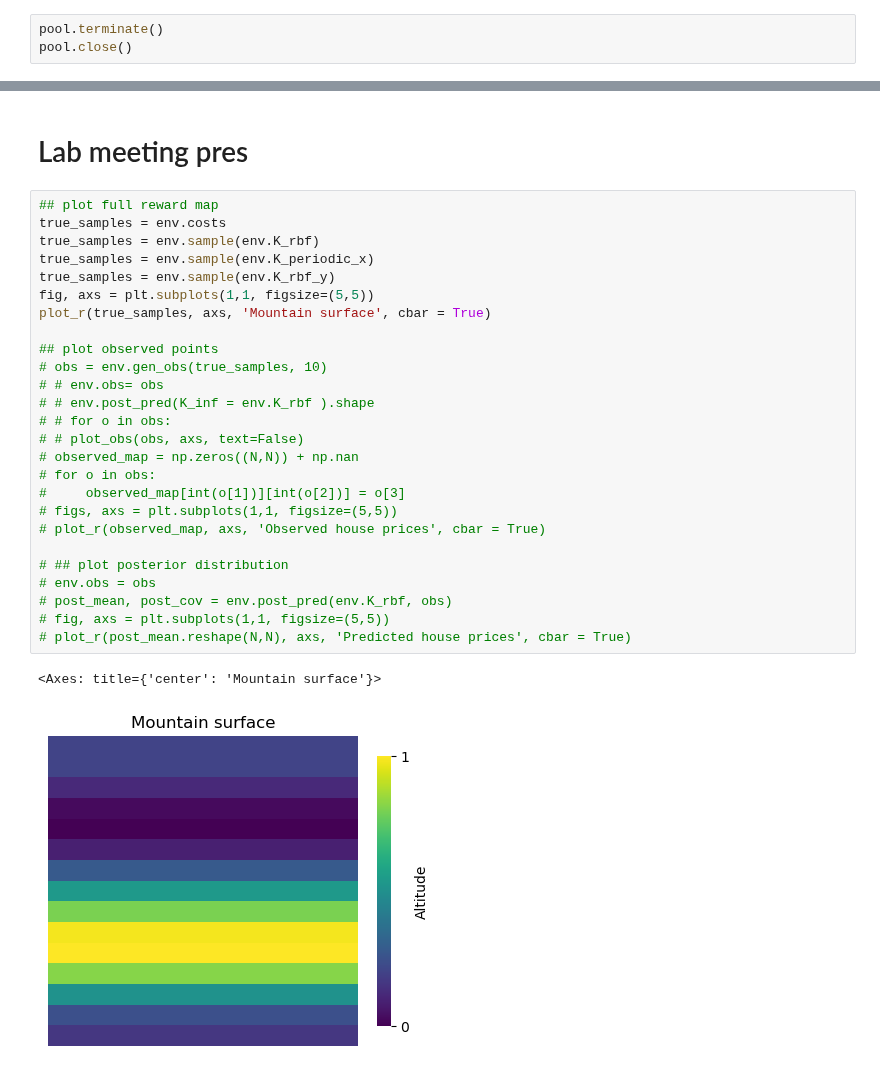
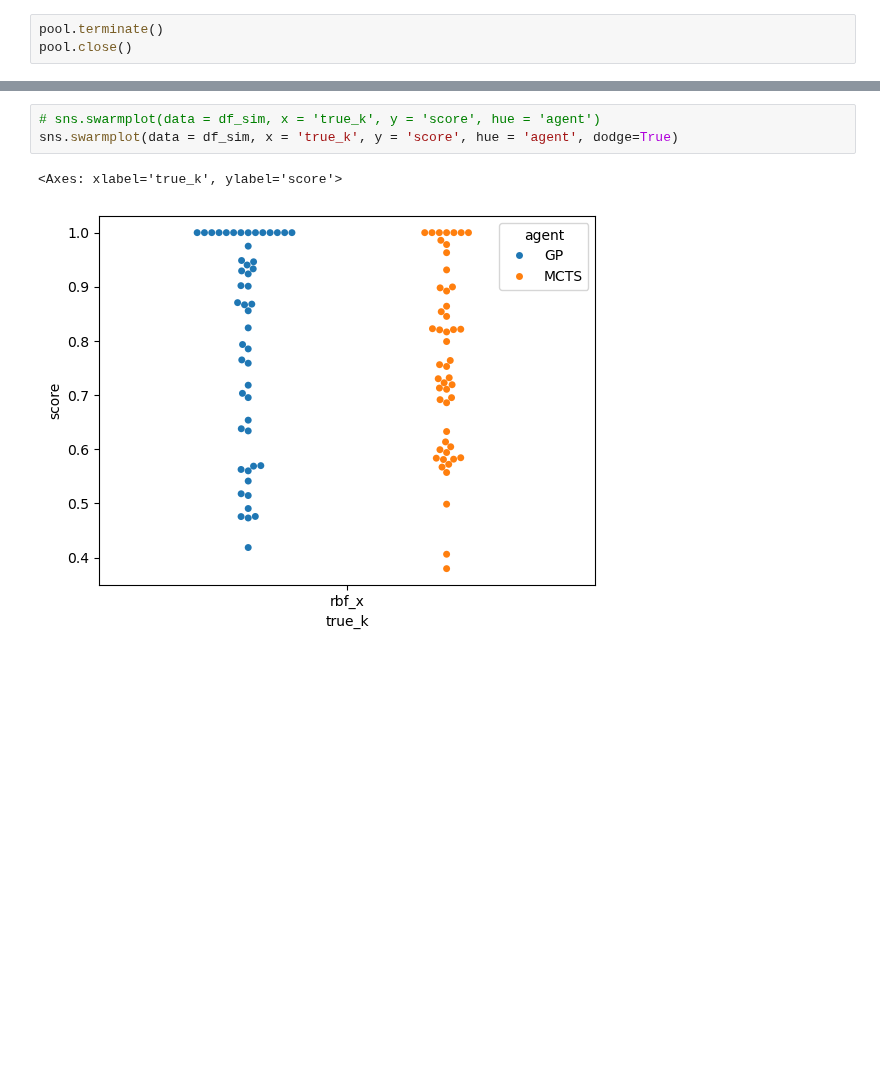
Before and after one commit to tgham/context_exploration, a Jupyter notebook: GP_worlds.ipynb, the cells around one changed output, grey strips where cells are left out. Saved outputs shown, nothing was run; the diff lists cells and outputs as text; blank space fills up the shorter version.

```diff
--- a/GP_worlds.ipynb
+++ b/GP_worlds.ipynb
@@ -1139,31 +1120,6 @@ sns.lineplot(data = df_sim, x = 'episode', y = 'RPE', hue = 'true_k', style = 'a
-# %% [markdown]
-# Lab meeting pres
-# %%
-## plot full reward map
-true_samples = env.costs
-true_samples = env.sample(env.K_rbf)
-true_samples = env.sample(env.K_periodic_x)
-true_samples = env.sample(env.K_rbf_y)
-fig, axs = plt.subplots(1,1, figsize=(5,5))
-plot_r(true_samples, axs, 'Mountain surface', cbar = True)
-
-## plot observed points
-# obs = env.gen_obs(true_samples, 10)
-# # env.obs= obs
-# # env.post_pred(K_inf = env.K_rbf ).shape
-# # for o in obs:
-# # plot_obs(obs, axs, text=False)
-# observed_map = np.zeros((N,N)) + np.nan
-# for o in obs:
-#     observed_map[int(o[1])][int(o[2])] = o[3]
-# figs, axs = plt.subplots(1,1, figsize=(5,5))
-# plot_r(observed_map, axs, 'Observed house prices', cbar = True)
-
-# ## plot posterior distribution
-# env.obs = obs
-# post_mean, post_cov = env.post_pred(env.K_rbf, obs)
-# fig, axs = plt.subplots(1,1, figsize=(5,5))
-# plot_r(post_mean.reshape(N,N), axs, 'Predicted house prices', cbar = True)
-# %% [output]
-<Axes: title={'center': 'Mountain surface'}>
-[figure, removed]
+# %%
+# sns.swarmplot(data = df_sim, x = 'true_k', y = 'score', hue = 'agent')
+sns.swarmplot(data = df_sim, x = 'true_k', y = 'score', hue = 'agent', dodge=True)
+# %% [output]
+<Axes: xlabel='true_k', ylabel='score'>
+[figure, added]
```
Also changed, not shown: parts of 8 cells of this notebook.
